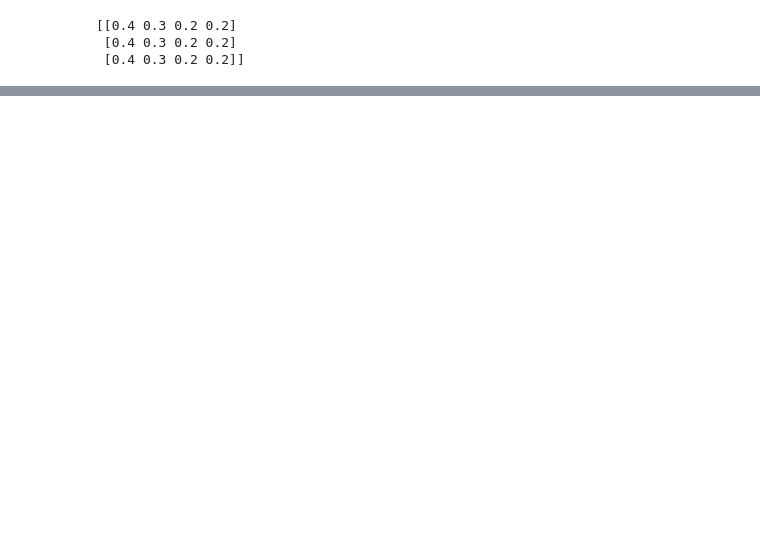
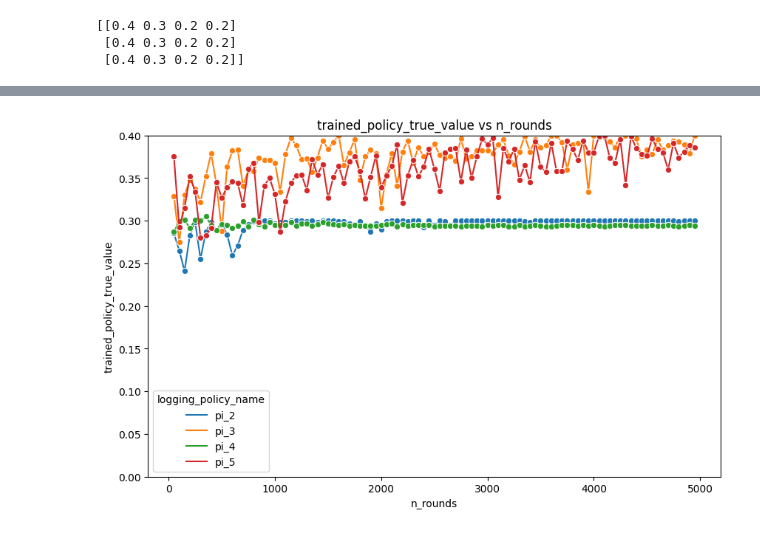
Before and after one commit to morinota/recommender-experiments, a Jupyter notebook: src/recommender_experiments/app/logging_policy_experiment/experiment.ipynb, the cells around one changed output, grey strips where cells are left out. Saved outputs shown, nothing was run; the diff lists cells and outputs as text; code cells hidden in the pictures; blank space fills up the shorter version.

```diff
--- a/src/recommender_experiments/app/logging_policy_experiment/experiment.ipynb
+++ b/src/recommender_experiments/app/logging_policy_experiment/experiment.ipynb
@@ -256,11 +258,6 @@ def run_single_ope_simulation(
     )
 
     # 評価方策を使って、ログデータ(bandit_feedback)に対する行動選択確率を計算
-    # target_policy_action_dist = target_policy_1(
-    #     context=bandit_feedback["context"],
-    #     action_context=bandit_feedback["action_context"],
-    #     recommend_arm_idx=0,
-    # )
     target_policy_action_dist = target_policy_function(
         context=bandit_feedback["context"],
         action_context=bandit_feedback["action_context"],
@@ -291,20 +288,22 @@ def run_single_ope_simulation(
     return {
         "simulate_idx": simulate_idx,
         "ground_truth_policy_value": ground_truth_policy_value,
-        "estimated_policy_value_by_naive": estimated_policy_value_by_naive,
-        "estimated_policy_value_by_ips": estimated_policy_value_by_ips,
+        "naive_estimate": estimated_policy_value_by_naive,
+        "naive_error": ground_truth_policy_value - estimated_policy_value_by_naive,
+        "ips_estimate": estimated_policy_value_by_ips,
+        "ips_error": ground_truth_policy_value - estimated_policy_value_by_ips,
     }
 
 
 # シミュレーションの設定
 simulate_idx = 0
-n_rounds = 5
+n_rounds = 10
 n_actions = 4
 dim_context = 3
 action_context = np.random.random((n_actions, dim_context))
 reward_function = expected_reward_function
-logging_policy_function = policy_wrapper(pi_3, mode="logging_policy")
-target_policy_function = policy_wrapper(pi_3, mode="target_policy")
+logging_policy_function = policy_wrapper(pi_1, mode="logging_policy")
+target_policy_function = policy_wrapper(pi_6, mode="target_policy")
 
 # シミュレーションを実行
 result_dict = run_single_ope_simulation(
@@ -585,0 +677,22 @@ print(result_dict)
+# %%
+import seaborn as sns
+
+# 横軸 n_rounds, 縦軸 真の性能 のグラフを描画
+# グラフの描画
+plt.figure(figsize=(10, 6))
+sns.lineplot(
+    data=rounded_opl_result_df.to_pandas(),
+    x="n_rounds",
+    y="trained_policy_true_value",
+    hue="logging_policy_name",
+    marker="o",
+)
+# plt.xscale("log")
+plt.xlabel("n_rounds")
+plt.ylabel("trained_policy_true_value")
+plt.ylim(0.0, 0.4)
+plt.title("trained_policy_true_value vs n_rounds")
+plt.legend(title="logging_policy_name")
+plt.show()
+# %% [output]
+[figure, added]
```
Also changed, not shown: parts of 13 cells of this notebook.
